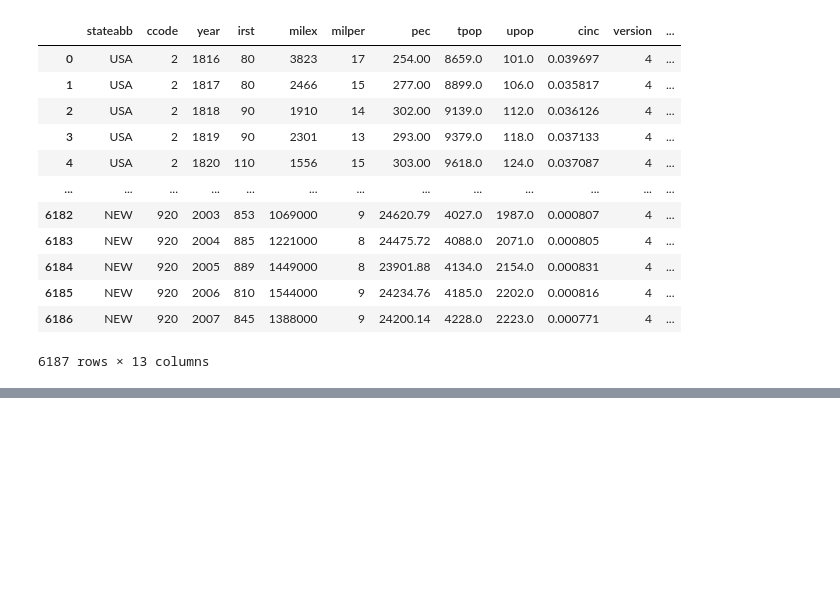
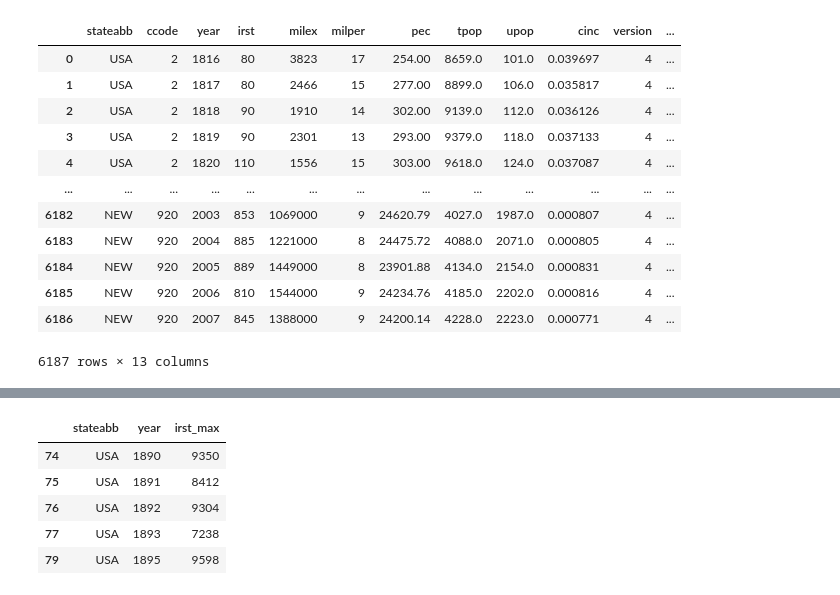
Before and after one commit to Utpal-Mishra/Zerve, a Jupyter notebook: ZervePastSteelData.ipynb, the cells around one changed output, grey strips where cells are left out. Cells and saved outputs as stored; diff of their text form; code cells hidden in the pictures; blank space fills up the shorter version.

```diff
--- a/ZervePastSteelData.ipynb
+++ b/ZervePastSteelData.ipynb
@@ -155,3 +155,14 @@ def map(data):
 map(newdata)
 # %% [output]
 [interactive output not drawn]
+# %%
+newdata['irst_max'] = newdata.groupby(['year'])['irst'].transform(max)
+maxdata = newdata[newdata['irst'] == newdata['irst_max']][['stateabb', 'year', 'irst_max']]
+maxdata.head()
+# %% [output]
+|  | stateabb | year | irst_max |
+| 74 | USA | 1890 | 9350 |
+| 75 | USA | 1891 | 8412 |
+| 76 | USA | 1892 | 9304 |
+| 77 | USA | 1893 | 7238 |
+| 79 | USA | 1895 | 9598 |
```
Also changed, not shown: parts of 4 cells of this notebook.
